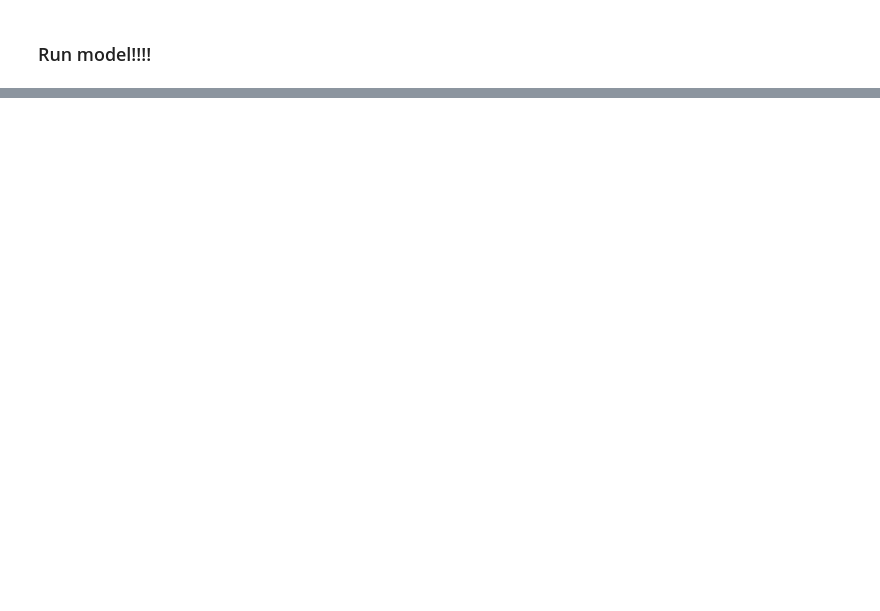
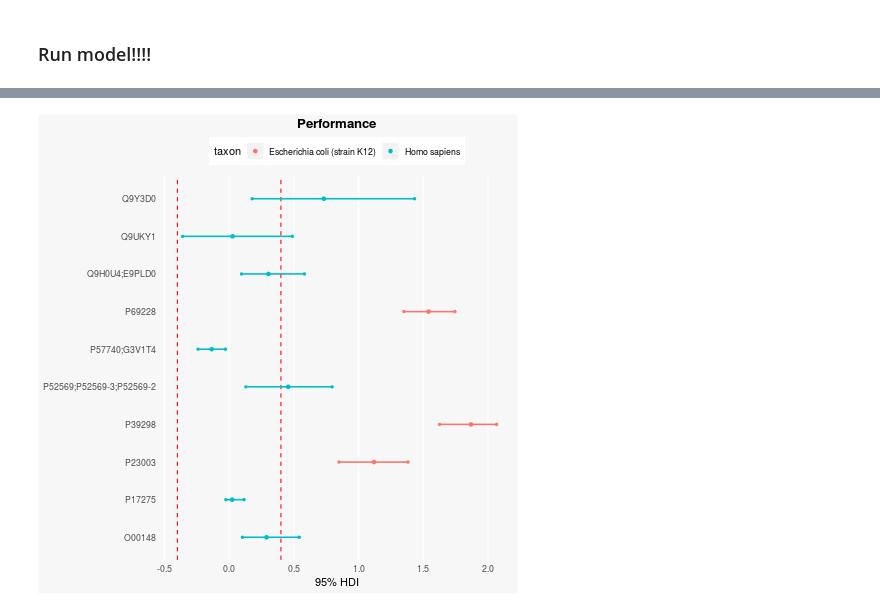
Before and after one commit to antortjim/Thesis-Code, a Jupyter notebook: model/Model.ipynb, the cells around one changed output, grey strips where cells are left out. Drawn from its saved outputs; the diff is of its cells as text; code cells hidden in the pictures; blank space fills up the shorter version.

```diff
--- a/model/Model.ipynb
+++ b/model/Model.ipynb
@@ -466,0 +367,5 @@ Text(0,0.5,'PC2')
+# %%
+traces = []
+for p in test_prots:
+    model = msbay.load_data(p)
+    traces.append(msbay.fit(model_name=p,n_draws=50000))
@@ -466,0 +381,3 @@ Text(0,0.5,'PC2')
+# %%
+RSqM = pd.read_csv("data/RSqM.tsv", sep = "\t", index_col=0)
+RSqM.head()
@@ -466,0 +391,2 @@ Text(0,0.5,'PC2')
+# %%
+RSqM["taxon"] = [data.loc[data.protein == p,:]["taxon"].values[0] for p in RSqM.index.values]
@@ -466,0 +402,4 @@ Text(0,0.5,'PC2')
+# %%
+%%R -i RSqM
+RSqM$protein <- rownames(RSqM)
+RSqM
@@ -466,0 +424,27 @@ Text(0,0.5,'PC2')
+# %%
+%%R
+p <- ggplot(RSqM, aes(x=hpd_2.5, xend=hpd_97.5, y = protein, color=taxon)) +
+       geom_vline(xintercept=-0.4, col="red", linetype="dashed") +
+       geom_vline(xintercept=0.4, col="red", linetype="dashed") +
+       geom_dumbbell(size=0.75,
+                     point.colour.l="#0e668b") +
+    geom_point(aes(x=mean, y = protein)) +
+        labs(x=NULL,
+             y=NULL,
+             title="Performance"
+#              subtitle="Pct Change: 2013 vs 2014",
+#              caption="Source: https://github.com/hrbrmstr/ggalt"
+            ) +
+    theme(plot.title = element_text(hjust=0.5, face="bold"),
+              plot.background=element_rect(fill="#f7f7f7"),
+              panel.background=element_rect(fill="#f7f7f7"),
+              panel.grid.minor=element_blank(),
+              panel.grid.major.y=element_blank(),
+              panel.grid.major.x=element_line(),
+              axis.ticks=element_blank(),
+              legend.position="top",
+              panel.border=element_blank()) +
+    xlab("log2FC 95% HDI")
+ggsave("plots/performance.png")
+p
+# %% [output]
@@ -466,0 +454 @@ Text(0,0.5,'PC2')
+[figure, added]
```
Also changed, not shown: parts of 24 cells of this notebook, 3 other files.
